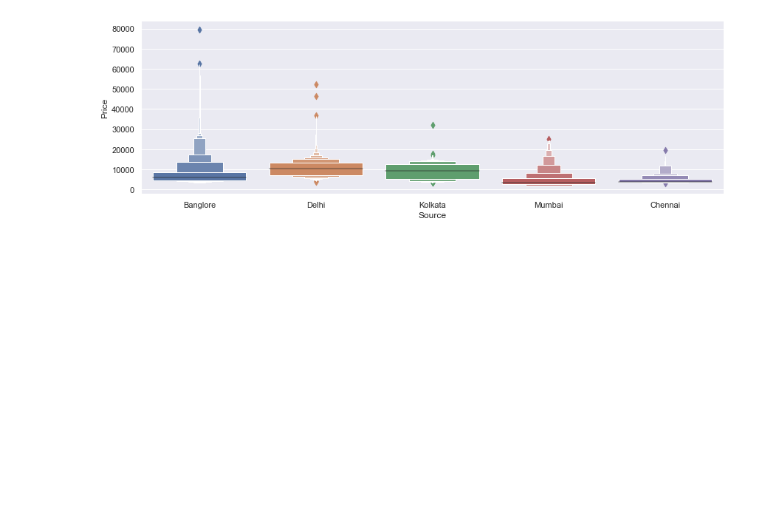
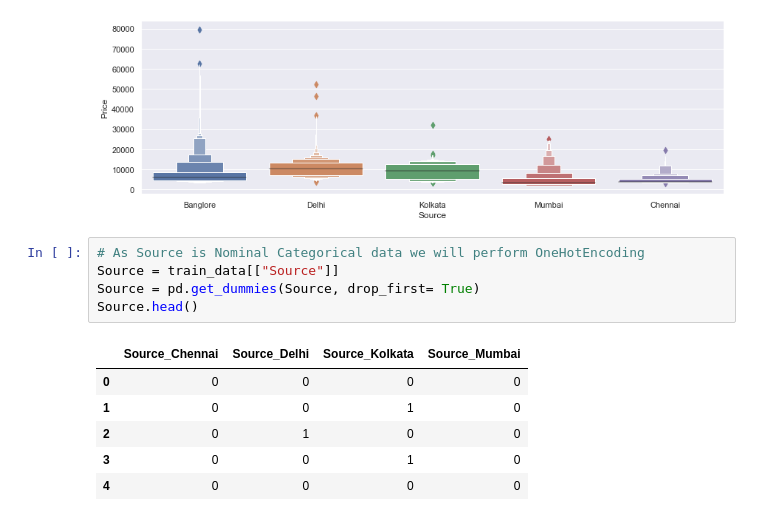
Before and after one commit to shashank9046/Flight-Price-Prediction, a Jupyter notebook: Untitled.ipynb, the cells around one changed output. Cells and saved outputs as stored; diff of their text form; blank space fills up the shorter version.

```diff
--- a/Untitled.ipynb
+++ b/Untitled.ipynb
@@ -230,3 +230,15 @@ sns.catplot(y = "Price", x = "Source", data = train_data.sort_values("Price", as
 plt.show()
 # %% [output]
 [figure]
+# %%
+# As Source is Nominal Categorical data we will perform OneHotEncoding
+Source = train_data[["Source"]]
+Source = pd.get_dummies(Source, drop_first= True)
+Source.head()
+# %% [output]
+|  | Source_Chennai | Source_Delhi | Source_Kolkata | Source_Mumbai |
+| 0 | 0 | 0 | 0 | 0 |
+| 1 | 0 | 0 | 1 | 0 |
+| 2 | 0 | 1 | 0 | 0 |
+| 3 | 0 | 0 | 1 | 0 |
+| 4 | 0 | 0 | 0 | 0 |
```
Also changed, not shown: parts of 8 cells of this notebook.
